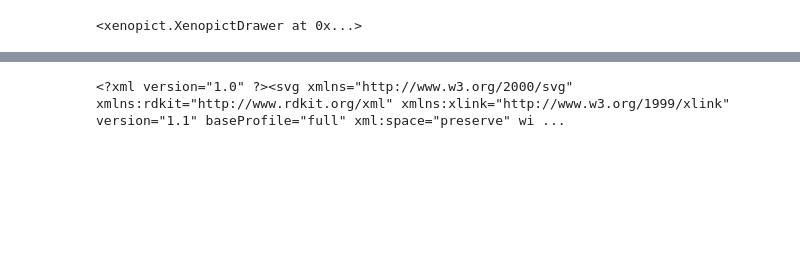
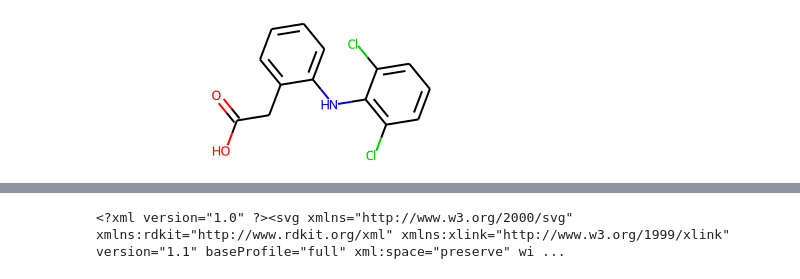
Before and after one commit to swamidasslab/xenopict, a Jupyter notebook: notebook/examples.ipynb, the cells around one changed output, grey strips where cells are left out. Cells and saved outputs as stored; diff of their text form; code cells hidden in the pictures; blank space fills up the shorter version.

```diff
--- a/notebook/examples.ipynb
+++ b/notebook/examples.ipynb
@@ -17,8 +13,8 @@ shading = np.array([a.GetDoubleProp("_GasteigerCharge")  for a in mol.GetAtoms()
 shading = shading / abs(shading).max()  # partial charge (scaled to [-1, 1])
 # %%
 # Atom shading
-drawer = XenopictDrawer(mol)
+drawer = Xenopict(mol)
 drawer.shade(shading)
 drawer.halo()
 # %% [output]
-<xenopict.XenopictDrawer at 0x...>
+[figure, added]
```
Also changed, not shown: parts of 23 cells of this notebook.
